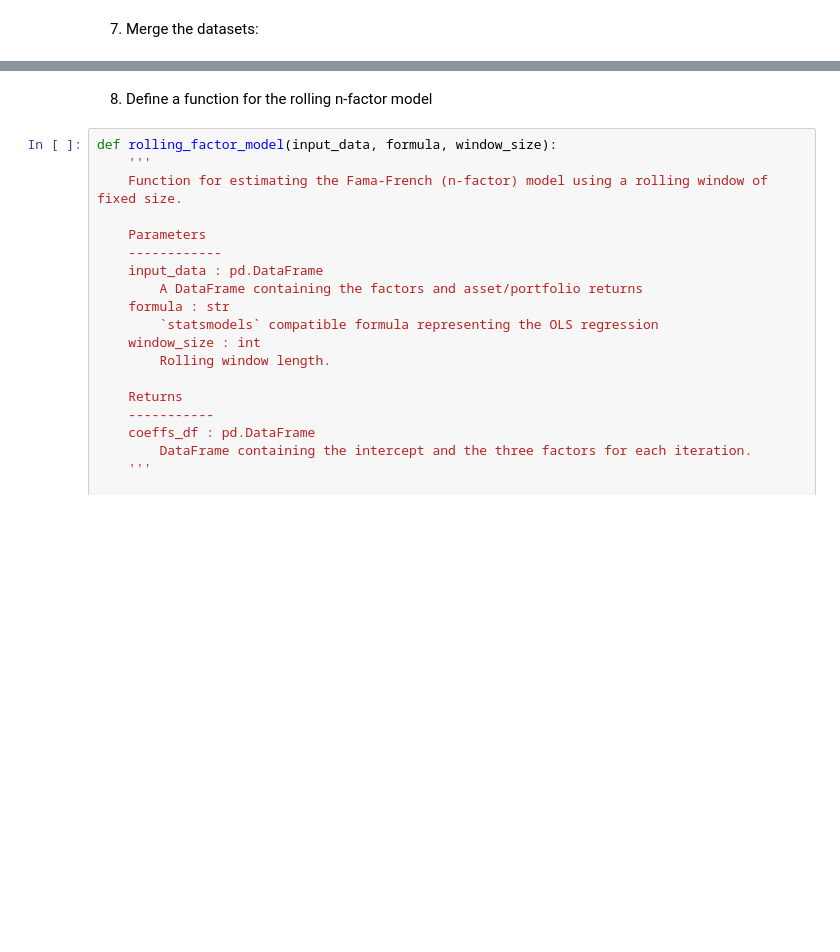
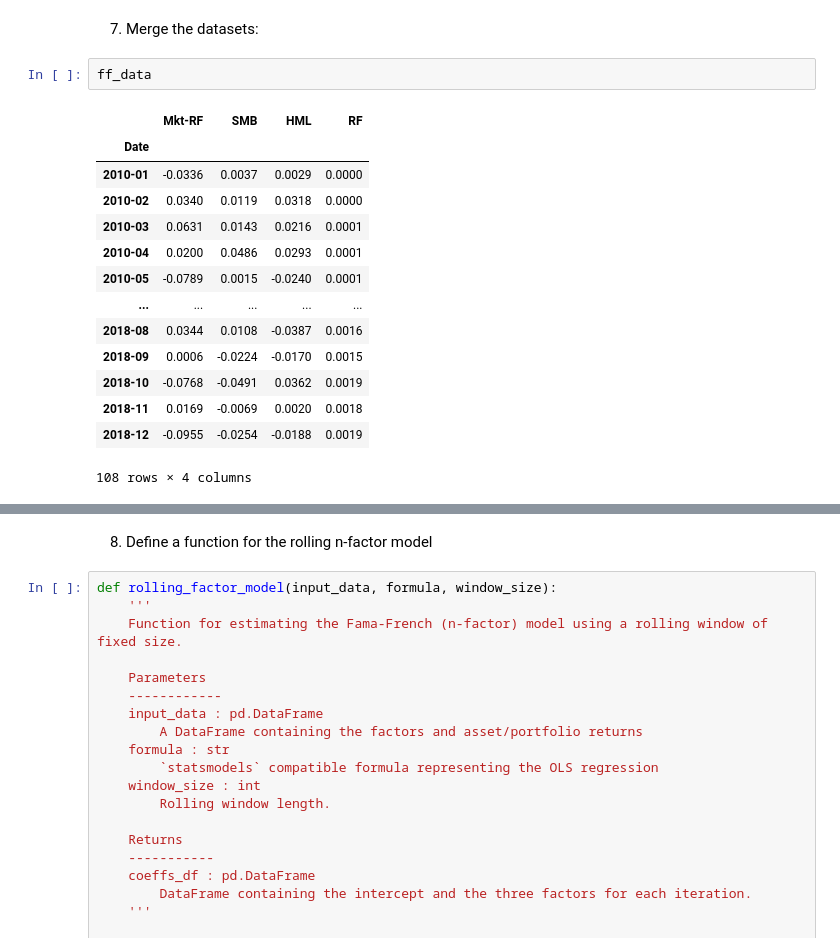
Before and after one commit to JJJerome/Python-for-Finance-Cookbook, a Jupyter notebook: Chapter 04/chapter_4.ipynb, the cells around one changed output, grey strips where cells are left out. Saved outputs shown, nothing was run; the diff lists cells and outputs as text; blank space fills up the shorter version.

```diff
--- a/Chapter 04/chapter_4.ipynb
+++ b/Chapter 04/chapter_4.ipynb
@@ -529,5 +544,22 @@ asset_df.plot()
 # %% [markdown]
 7. Merge the datasets:
+# %%
+ff_data
+# %% [output]
+|  | Mkt-RF | SMB | HML | RF |
+| Date |  |  |  |  |
+| 2010-01 | -0.0336 | 0.0037 | 0.0029 | 0.0000 |
+| 2010-02 | 0.0340 | 0.0119 | 0.0318 | 0.0000 |
+| 2010-03 | 0.0631 | 0.0143 | 0.0216 | 0.0001 |
+| 2010-04 | 0.0200 | 0.0486 | 0.0293 | 0.0001 |
+| 2010-05 | -0.0789 | 0.0015 | -0.0240 | 0.0001 |
+| ... | ... | ... | ... | ... |
+| 2018-08 | 0.0344 | 0.0108 | -0.0387 | 0.0016 |
+| 2018-09 | 0.0006 | -0.0224 | -0.0170 | 0.0015 |
+| 2018-10 | -0.0768 | -0.0491 | 0.0362 | 0.0019 |
+| 2018-11 | 0.0169 | -0.0069 | 0.0020 | 0.0018 |
+| 2018-12 | -0.0955 | -0.0254 | -0.0188 | 0.0019 |
+108 rows × 4 columns
 # %%
 ff_data = asset_df.join(df_three_factor).drop(ASSETS, axis=1)
 ff_data.columns = ['portf_rtn', 'mkt', 'smb', 'hml', 'rf']
```
Also changed, not shown: parts of 14 cells of this notebook, 1 other file.
